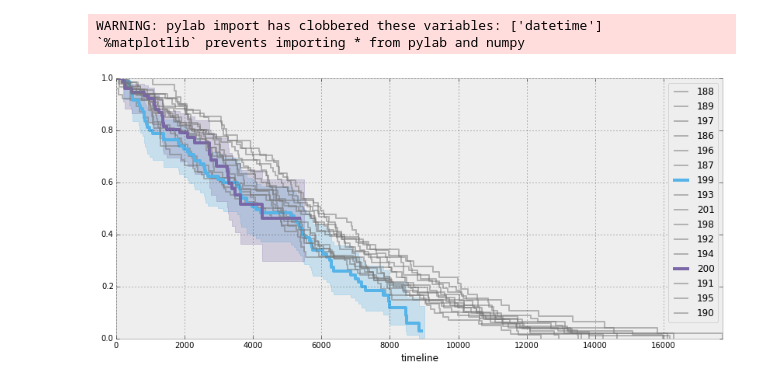
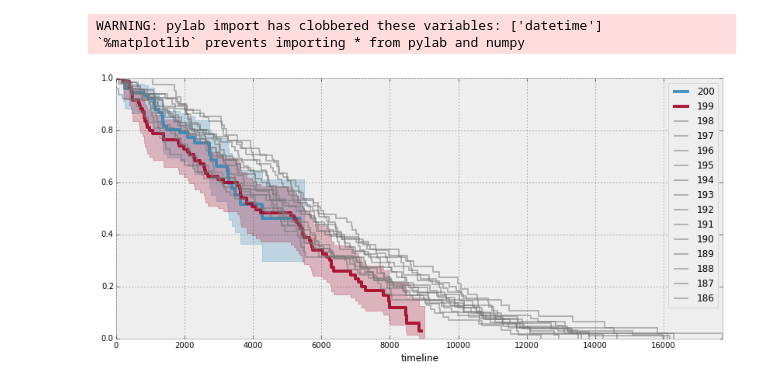
Before and after one commit to DataOrigami/senate-tenants, a Jupyter notebook: python-analysis/Tenure by Decade of Appointment.ipynb, the cells around one changed output. Saved outputs shown, nothing was run; the diff lists cells and outputs as text; code cells hidden in the pictures.

Commit message:
prettier plots

```diff
--- a/python-analysis/Tenure by Decade of Appointment.ipynb
+++ b/python-analysis/Tenure by Decade of Appointment.ipynb
@@ -18,14 +18,16 @@ df['C'] = C
 # %%
 kmf = KaplanMeierFitter()
 figsize(14,6)
 
 ax = subplot(111)
-for decade in df['decade'].unique():
+for decade in sorted(df['decade'].unique(), reverse=True):
+    if decade == '201':
+        continue
     ix = df['decade'] == decade
     kmf.fit(df.ix[ix]['T'], df.ix[ix]['C'], label=decade)
     if decade not in ('200', '199'):
         kmf.plot(ax=ax, c='#777777', ci_show=False, alpha = 0.5)
     else:
-        kmf.plot(ax=ax, lw=4)
+        kmf.plot(ax=ax, lw=4, alpha=0.9)
 # %% [output]
-[figure, old version]
+[figure, new version]
```
